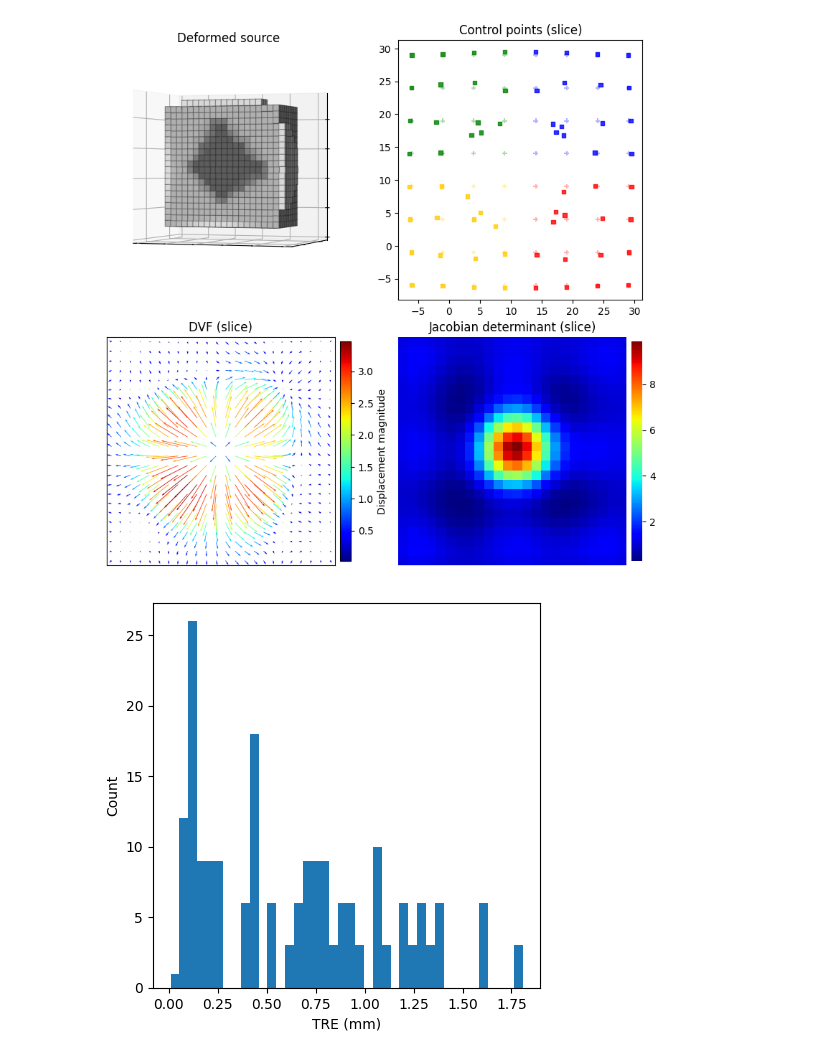
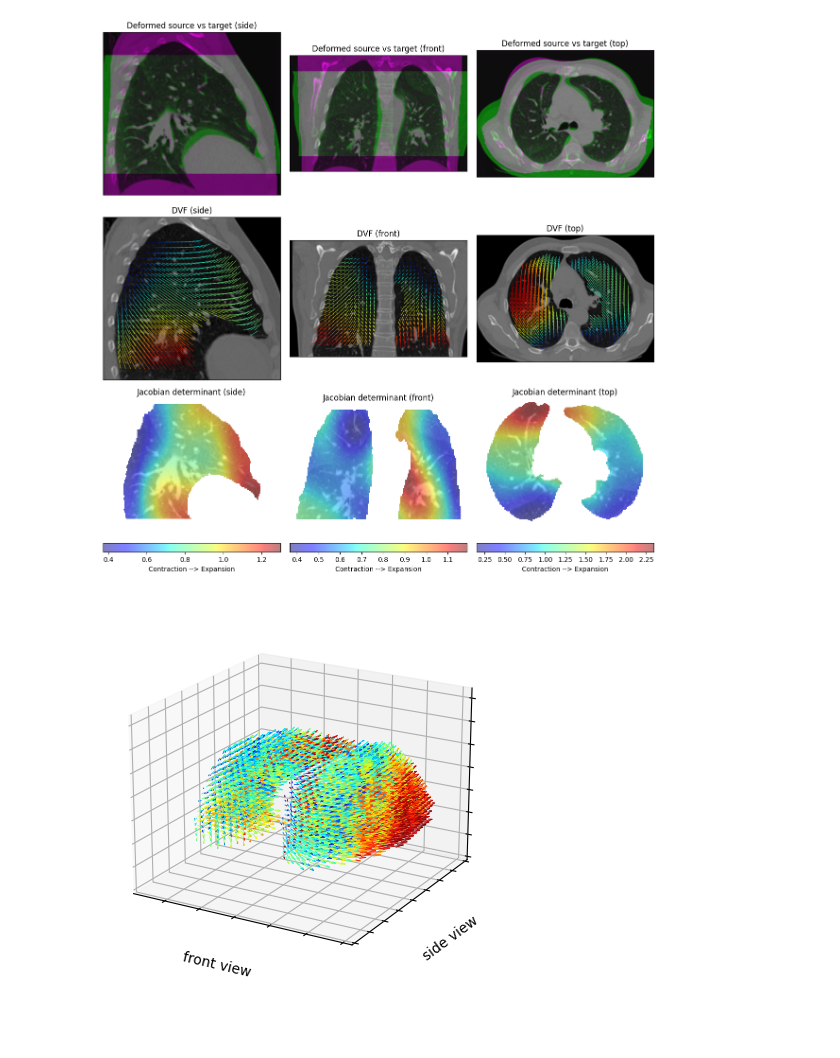
Before and after one commit to joasiee/elastix, a Jupyter notebook: experiments/notebooks/tests.ipynb, the cells around one changed output. Saved outputs shown, nothing was run; the diff lists cells and outputs as text; code cells hidden in the pictures; blank space fills up the shorter version.

```diff
--- a/experiments/notebooks/tests.ipynb
+++ b/experiments/notebooks/tests.ipynb
@@ -9,11 +8,12 @@ import numpy as np
 import matplotlib.pyplot as plt
 # %%
 params = (
-    Parameters.from_base(mesh_size=5, metric="AdvancedNormalizedCorrelation", seed=1, use_mask=False)
+    Parameters.from_base(mesh_size=6, metric="AdvancedNormalizedCorrelation", seed=1, use_mask=True)
     .asgd()
-    # .multi_resolution(1, p_sched=[3], downsampling=True)
-    .stopping_criteria(20)
-    .instance(Collection.SYNTHETIC, 1)
+    .regularize(0.01)
+    .multi_resolution(3, p_sched=[6, 4, 2])
+    .stopping_criteria(500)
+    .instance(Collection.LEARN, 1)
 )
 run_result = run(params, Path("../output/" + str(params)), suppress_stdout=True, visualize=False, validate=True)
 # %% [output]
@@ -30,2 +28,2 @@ run_result = run(params, Path("../output/" + str(params)), suppress_stdout=True,
-[figure, old version]
+[figure, new version]
-[figure, old version]
+[figure, new version]
```
Also changed, not shown: parts of 2 cells of this notebook, 6 other files.
